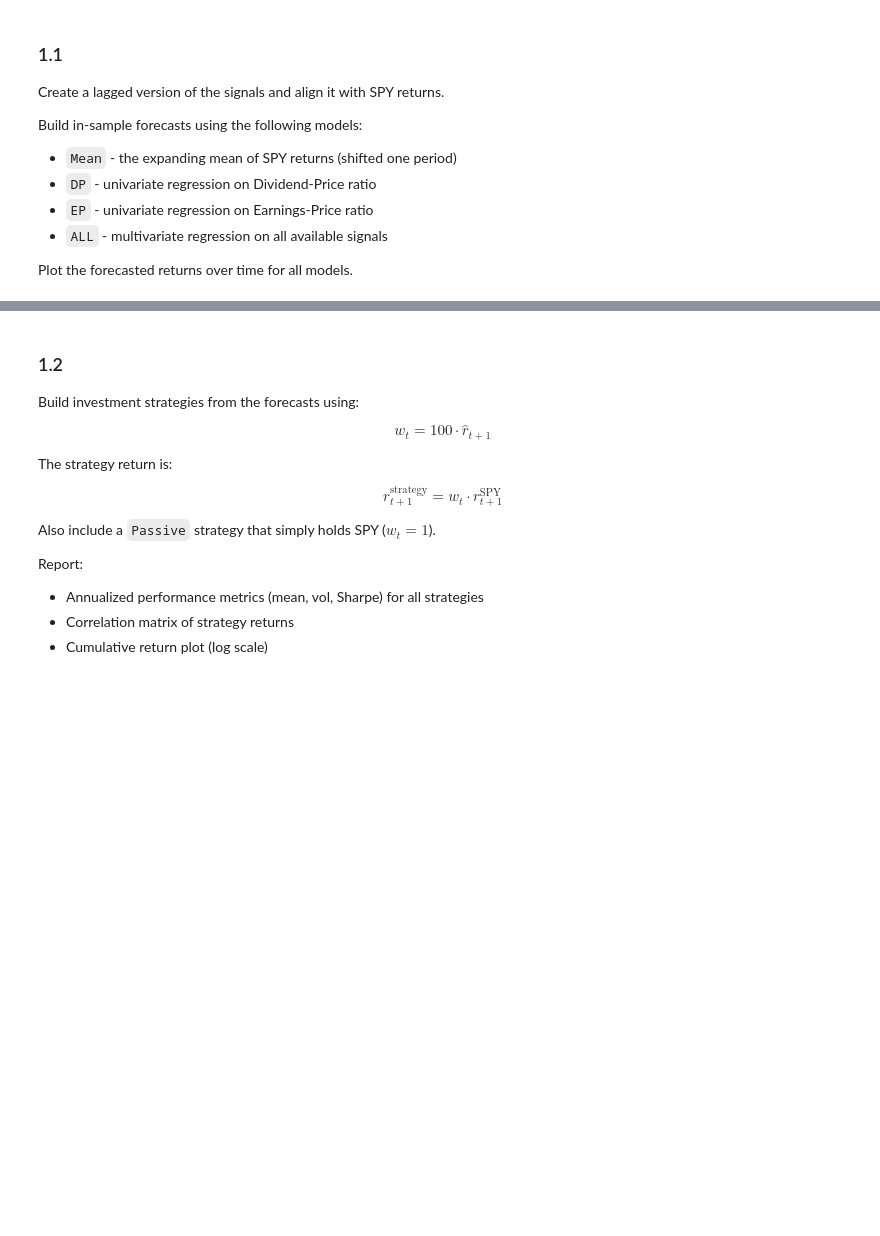
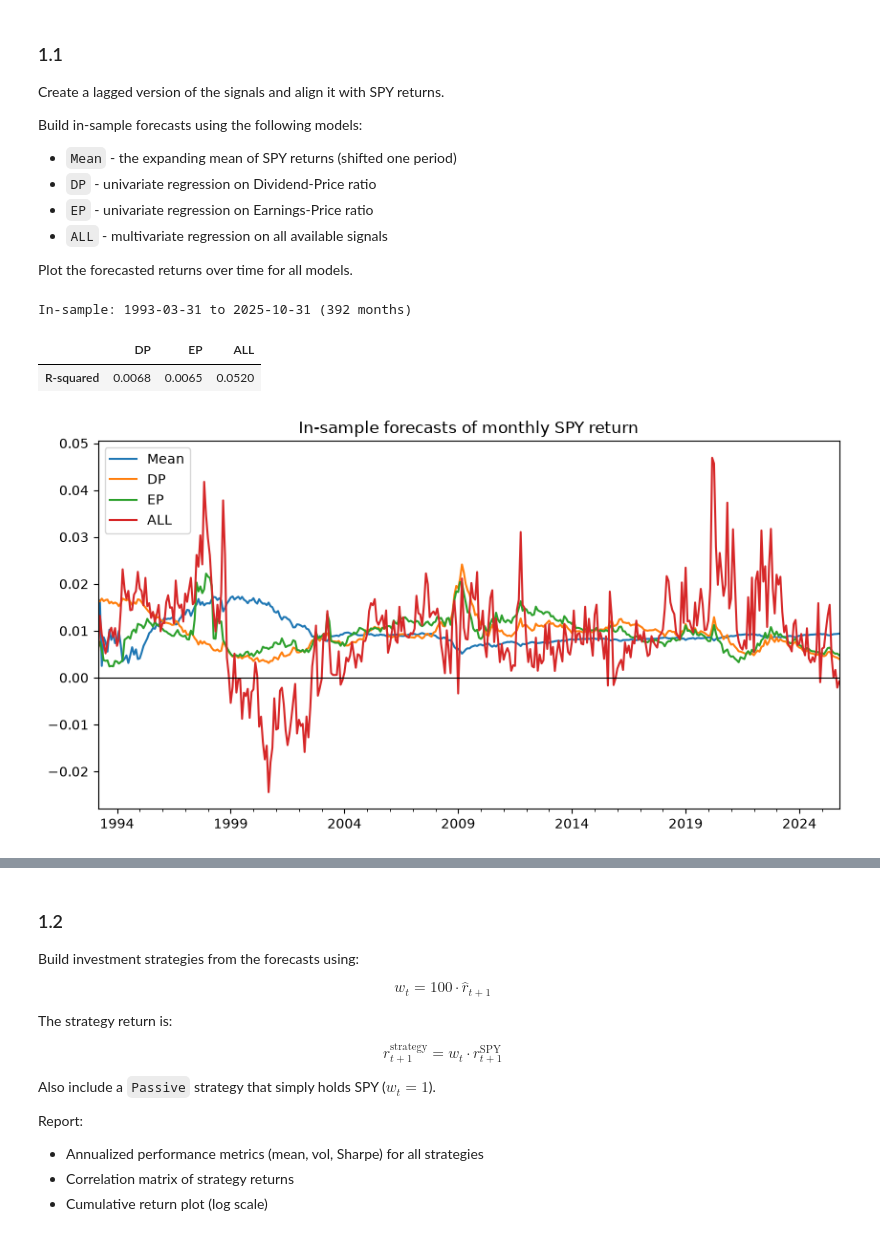
Before and after one commit to ivyxchan27/finm-367-groupc, a Jupyter notebook: ivy-work/hw7/forecasting-spy-exercise.ipynb, the cells around one changed output, grey strips where cells are left out. Saved outputs shown, nothing was run; the diff lists cells and outputs as text; code cells hidden in the pictures; blank space fills up the shorter version.

Commit message:
forecasting spy exercise

```diff
--- a/ivy-work/hw7/forecasting-spy-exercise.ipynb
+++ b/ivy-work/hw7/forecasting-spy-exercise.ipynb
@@ -15,6 +22,7 @@ Use the data in `data/spy_forecasting_data.xlsx`.
 
 The frequency is monthly (`FREQ = 12`).
 # %%
+import warnings
 import numpy as np
 import pandas as pd
 import matplotlib.pyplot as plt
@@ -22,7 +30,11 @@ import seaborn as sns
 
 from sklearn.linear_model import LinearRegression
 
-from cmds.portfolio import performanceMetrics, tailMetrics, get_ols_metrics
+from hw7utils import (summary_stats, make_ols, make_rf, make_nn, lag_align, expanding_mean_forecast,
+                      insample_forecasts, oos_forecasts, strategy_returns, r2_insample, r2_oos, plot_cumulative)
+
+warnings.filterwarnings('ignore', category=UserWarning)
+pd.options.display.float_format = '{:.4f}'.format
 # %%
 FILEPATH = 'spy_forecasting_data.xlsx'
 FREQ = 12
@@ -74,3 +86,29 @@ Build in-sample forecasts using the following models:
 * `ALL` - multivariate regression on all available signals
 
 Plot the forecasted returns over time for all models.
+# %%
+#lagged signals: row t+1 holds x_t, so pandas date-matching pairs x_t with r_{t+1}
+spy, sigs_lag = lag_align(rets['SPY'], sigs)
+SIGNALS = list(sigs.columns)
+
+SPECS_OLS = {
+    'DP':  (['DP'], make_ols),
+    'EP':  (['EP'], make_ols),
+    'ALL': (SIGNALS, make_ols),
+}
+
+fcst_is = pd.concat([expanding_mean_forecast(rets['SPY']).rename('Mean'),
+                     insample_forecasts(spy, sigs_lag, SPECS_OLS)], axis=1).loc[spy.index]
+
+print(f'In-sample: {spy.index[0].date()} to {spy.index[-1].date()} ({len(spy)} months)')
+display(r2_insample(spy, fcst_is.drop(columns='Mean')).to_frame().T)
+
+ax = fcst_is.plot(figsize=(10, 5), title='In-sample forecasts of monthly SPY return')
+ax.axhline(0, color='k', lw=0.8)
+ax.set_xlabel('')
+plt.show()
+# %% [output]
+In-sample: 1993-03-31 to 2025-10-31 (392 months)
+|  | DP | EP | ALL |
+| R-squared | 0.0068 | 0.0065 | 0.0520 |
+[figure, added]
```
Also changed, not shown: parts of 16 cells of this notebook, 4 other files.
